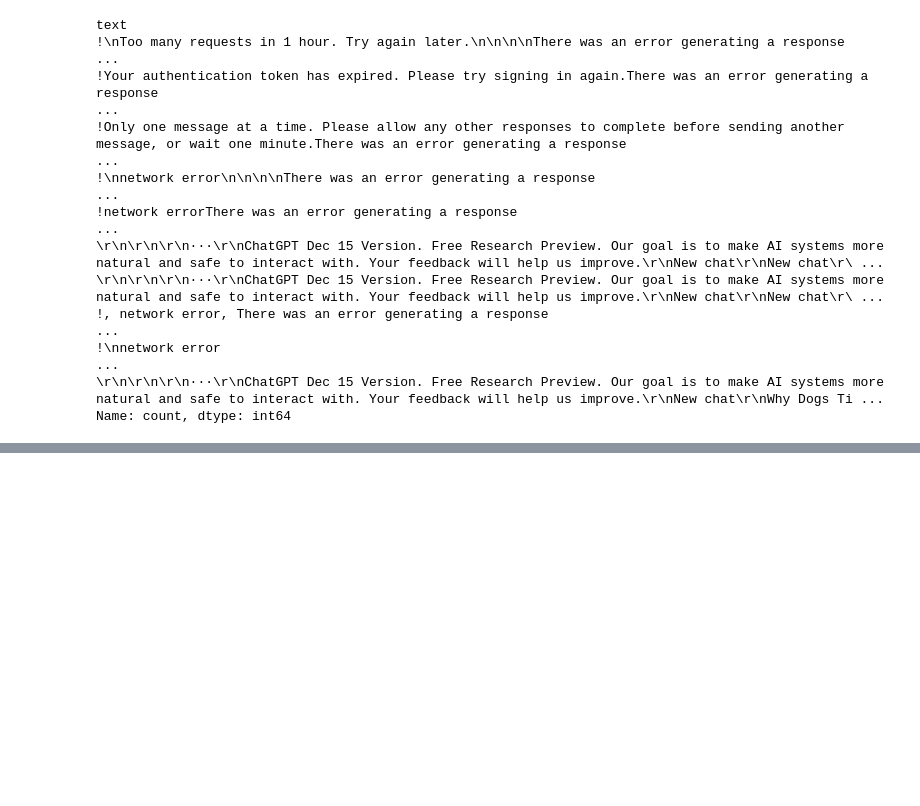
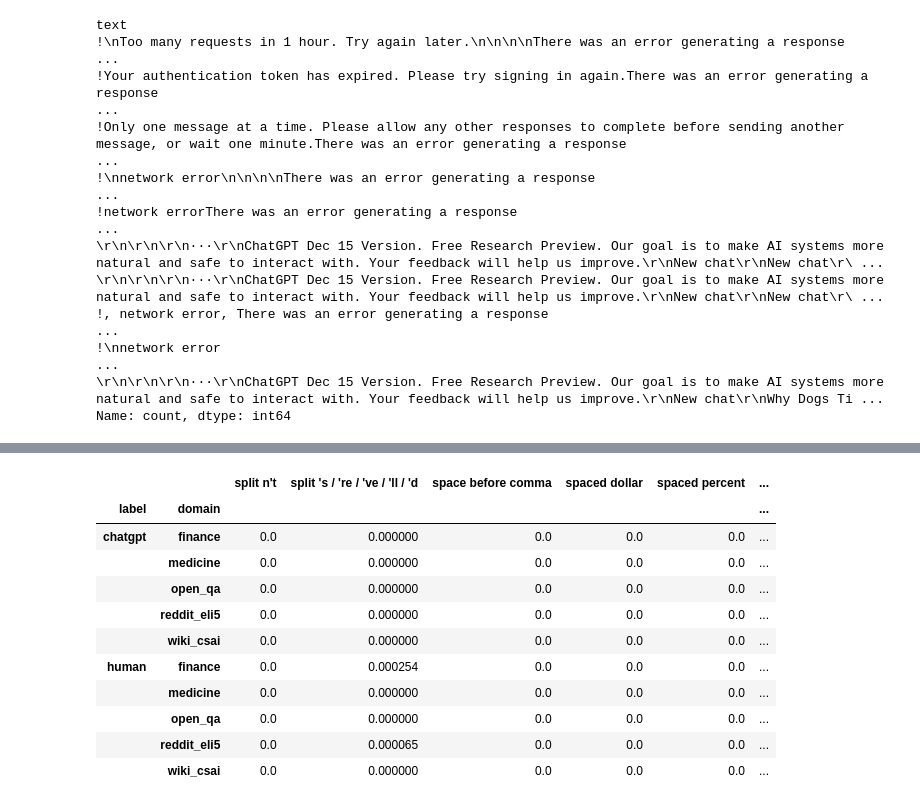
Before and after one commit to xwm517/logos, a Jupyter notebook: notebooks/01_eda_hc3.ipynb, the cells around one changed output, grey strips where cells are left out. Cells and saved outputs as stored; diff of their text form; code cells hidden in the pictures; blank space fills up the shorter version.

```diff
--- a/notebooks/01_eda_hc3.ipynb
+++ b/notebooks/01_eda_hc3.ipynb
@@ -129,0 +167,18 @@ val human/chatgpt: {'human': 7639, 'chatgpt': 3921}
+# %%
+from logos.project_data.preprocess import normalise_text
+
+normalised = cleaned.assign(text=cleaned["text"].apply(normalise_text))
+signal_rates(normalised)
+# %% [output]
+|  |  | split n't | split 's / 're / 've / 'll / 'd | space before comma | spaced dollar | spaced percent | ... |
+| label | domain |  |  |  |  |  | ... |
+| chatgpt | finance | 0.0 | 0.000000 | 0.0 | 0.0 | 0.0 | ... |
+|  | medicine | 0.0 | 0.000000 | 0.0 | 0.0 | 0.0 | ... |
+|  | open_qa | 0.0 | 0.000000 | 0.0 | 0.0 | 0.0 | ... |
+|  | reddit_eli5 | 0.0 | 0.000000 | 0.0 | 0.0 | 0.0 | ... |
+|  | wiki_csai | 0.0 | 0.000000 | 0.0 | 0.0 | 0.0 | ... |
+| human | finance | 0.0 | 0.000254 | 0.0 | 0.0 | 0.0 | ... |
+|  | medicine | 0.0 | 0.000000 | 0.0 | 0.0 | 0.0 | ... |
+|  | open_qa | 0.0 | 0.000000 | 0.0 | 0.0 | 0.0 | ... |
+|  | reddit_eli5 | 0.0 | 0.000065 | 0.0 | 0.0 | 0.0 | ... |
+|  | wiki_csai | 0.0 | 0.000000 | 0.0 | 0.0 | 0.0 | ... |
```
Also changed, not shown: parts of 37 cells of this notebook, 3 other files.
